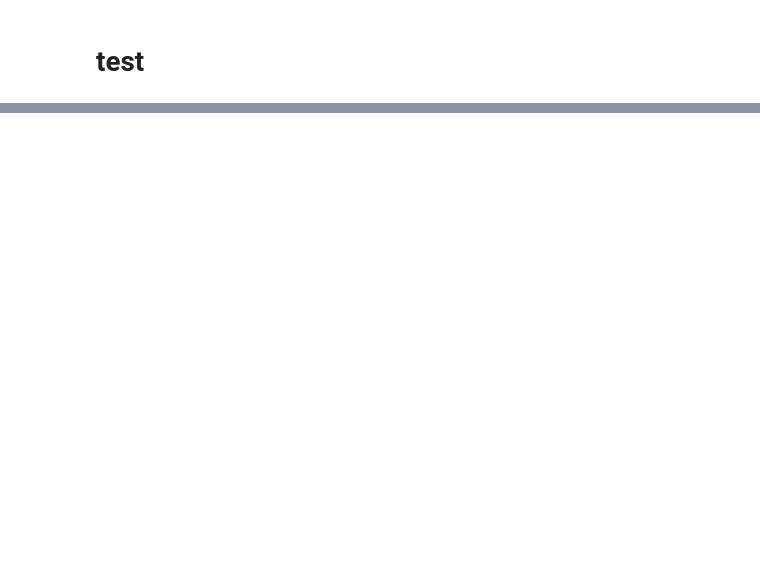
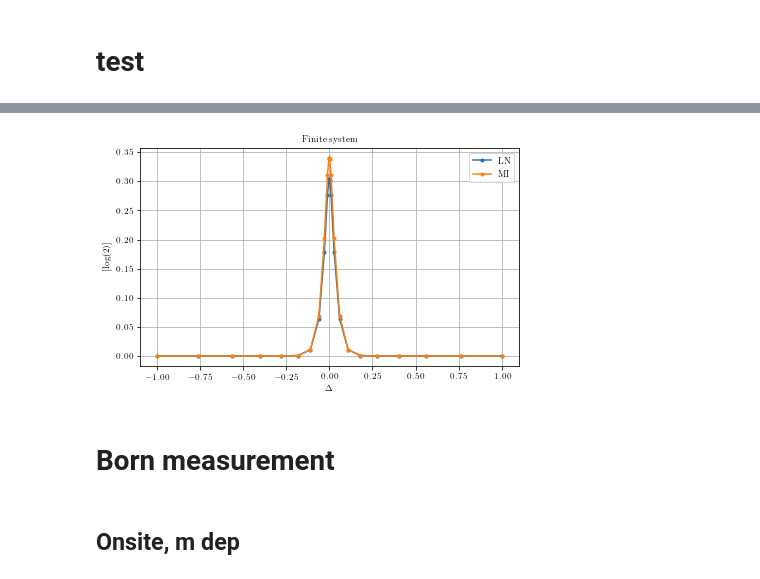
Before and after one commit to hainingpan/SPT, a Jupyter notebook: test_pi_flux.ipynb, the cells around one changed output, grey strips where cells are left out. Cells and saved outputs as stored; diff of their text form; code cells hidden in the pictures; blank space fills up the shorter version.

```diff
--- a/test_pi_flux.ipynb
+++ b/test_pi_flux.ipynb
@@ -114,0 +512,7 @@ np.fill_diagonal(a,)
+# %%
+def h(m,t,Delta,kx,ky):
+    mat=np.array([[m,-t*(1+np.exp(-1j*kx)),-1j*Delta*(1-np.exp(-1j*kx))*(1-np.exp(-1j*ky)),t*(1+np.exp(-1j*ky))],
+                  [-t*(1+np.exp(1j*kx)),-m,t*(1+np.exp(-1j*ky)),1j*Delta*(1-np.exp(1j*kx))*(1-np.exp(-1j*ky))],
+                  [1j*Delta*(1-np.exp(1j*kx))*(1-np.exp(1j*ky)),t*(1+np.exp(1j*ky)),m,t*(1+np.exp(1j*kx))],
+                  [t*(1+np.exp(1j*ky)),-1j*Delta*(1-np.exp(-1j*kx))*(1-np.exp(1j*ky)),t*(1+np.exp(-1j*kx)),-m]])
+    return nla.eigvalsh(mat)
@@ -114,0 +616,36 @@ np.fill_diagonal(a,)
+# %%
+Delta_list=(lambda x:(x)**3)(np.linspace(-1,1,24))
+# Delta_list=np.linspace(-1,1,20)
+LN_Delta_no_list=[]
+MI_Delta_no_list=[]
+Lx=32
+Ly=4
+def run(p):
+    Delta,Lx,Ly=p
+    params=Params(m=0,Lx=Lx,Ly=Ly,Delta=Delta)
+    MI=(params.mutual_information_m([np.arange(params.Lx//4),np.arange(params.Ly)],[np.arange(params.Lx//4)+params.Lx//2,np.arange(params.Ly)]))
+    LN=(params.log_neg([np.arange(params.Lx//4),np.arange(params.Ly)],[np.arange(params.Lx//4)+params.Lx//2,np.arange(params.Ly)]))
+    return MI,LN
+
+inputs=[(Delta,Lx,Ly) for Delta in Delta_list]
+async_result=(rc[:].map_sync(run,inputs))
+
+for index,results in enumerate(async_result):
+    MI_Delta_no_list.append(results[0])
+    LN_Delta_no_list.append(results[1])
+# %%
+fig,ax=plt.subplots()
+ax.plot(Delta_list,LN_Delta_no_list/np.log(2),'.-',label='LN')
+ax.plot(Delta_list,MI_Delta_no_list/np.log(2),'.-',label='MI')
+ax.legend()
+ax.set_xlabel(r'$\Delta$')
+ax.grid('on')
+ax.set_ylabel('[log(2)]')
+ax.set_title('Finite system')
+fig.savefig('/mnt/d/kitp/Rp_SPT/10/LN_CI_no_Delta_Lx{:d}_Ly{:d}.pdf'.format(Lx,Ly),bbox_inches='tight')
+# %% [output]
+[figure, added]
+# %% [markdown]
+# Born measurement
+# %% [markdown]
+## Onsite, m dep
```
Also changed, not shown: parts of 36 cells of this notebook, 1 other file.
